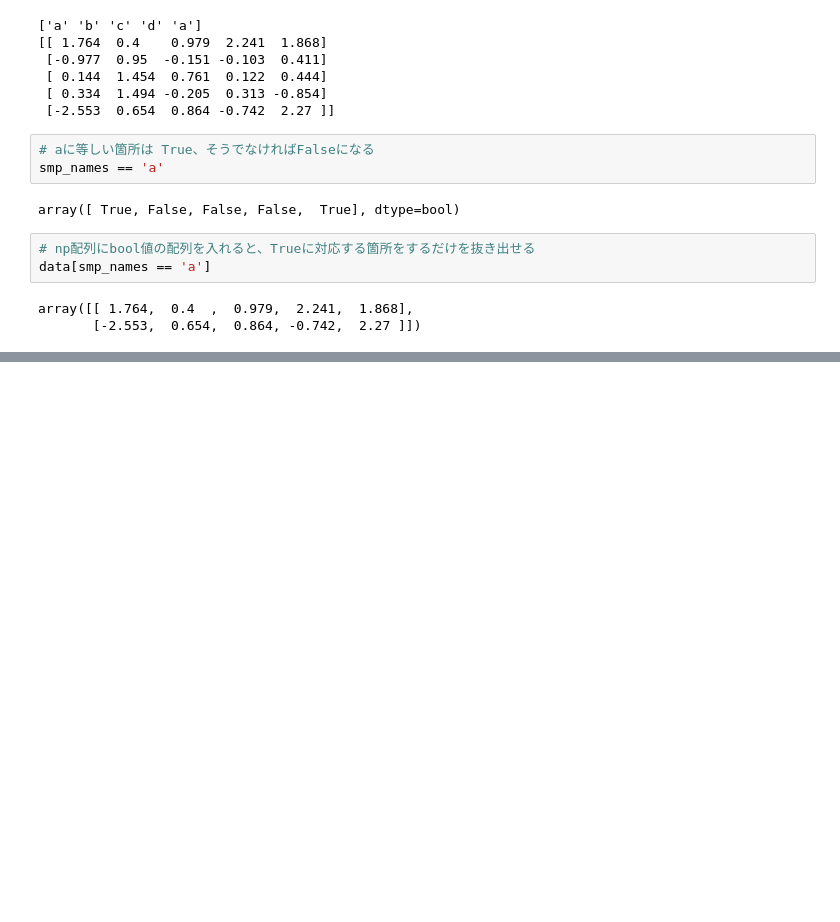
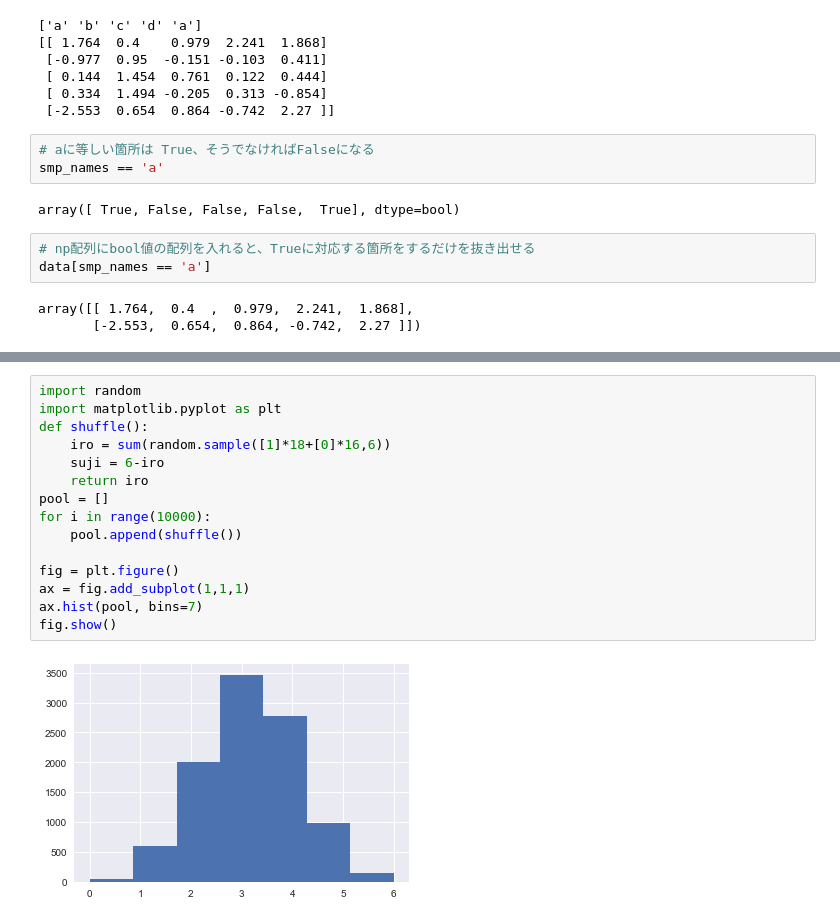
Before and after one commit to kecbigmt/data_science, a Jupyter notebook: myscript_chap3.ipynb, the cells around one changed output, grey strips where cells are left out. Saved outputs shown, nothing was run; the diff lists cells and outputs as text; blank space fills up the shorter version.

```diff
--- a/myscript_chap3.ipynb
+++ b/myscript_chap3.ipynb
@@ -74,0 +392,17 @@ array([[ 1.764,  0.4  ,  0.979,  2.241,  1.868],
+# %%
+import random
+import matplotlib.pyplot as plt
+def shuffle():
+    iro = sum(random.sample([1]*18+[0]*16,6))
+    suji = 6-iro
+    return iro
+pool = []
+for i in range(10000):
+    pool.append(shuffle())
+
+fig = plt.figure()
+ax = fig.add_subplot(1,1,1)
+ax.hist(pool, bins=7)
+fig.show()
+# %% [output]
+[figure, added]
```
Also changed, not shown: parts of 60 cells of this notebook, 1 other file.
